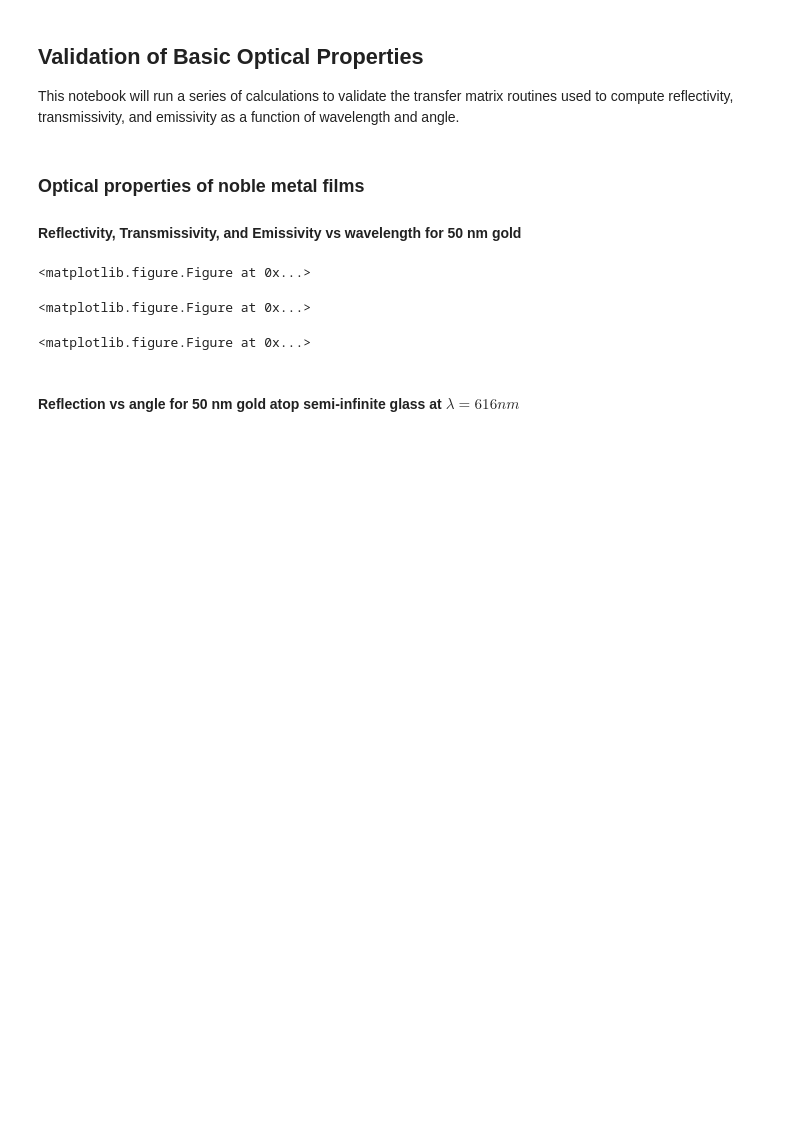
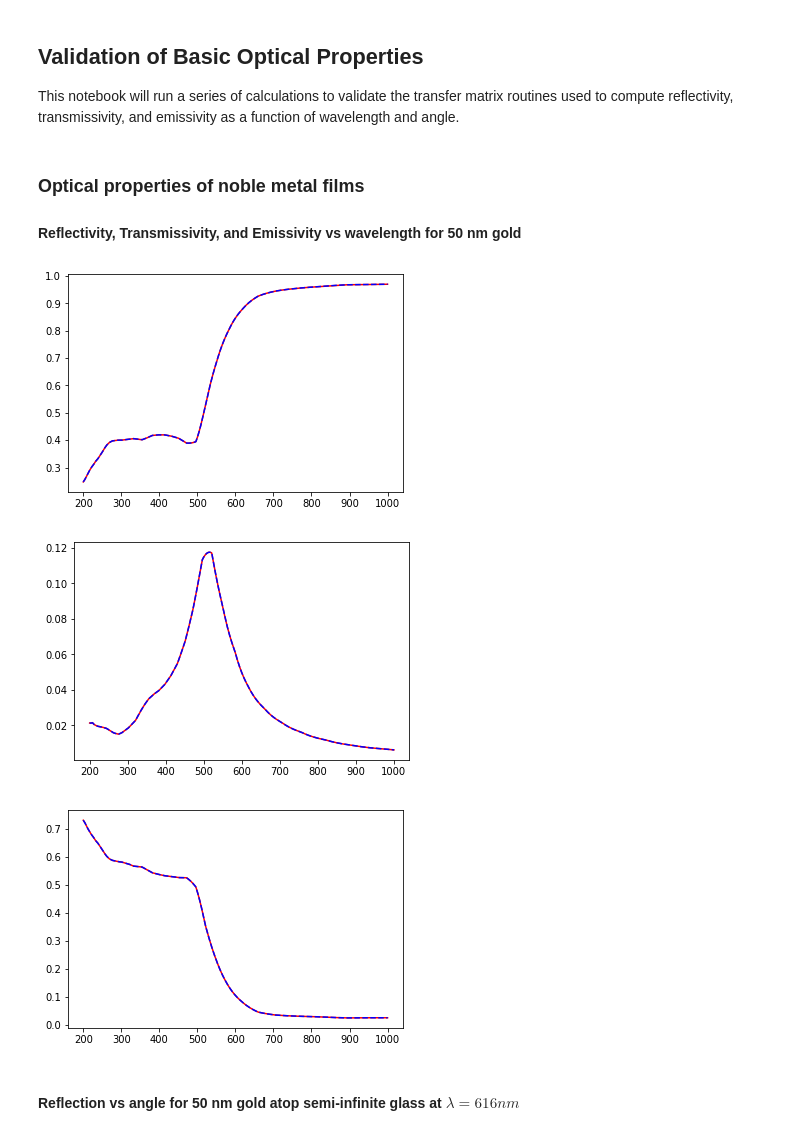
Before and after one commit to FoleyLab/wptherml_v1.0.0, a Jupyter notebook: Validate_Fresnel.ipynb, the cells around one changed output. Cells and saved outputs as stored; diff of their text form; code cells hidden in the pictures; blank space fills up the shorter version.

```diff
--- a/Validate_Fresnel.ipynb
+++ b/Validate_Fresnel.ipynb
@@ -34,40 +34,41 @@ structure = {
 
 gold_film = multilayer(structure)
 
+### Read data obtained from S. Byrnes tmm program
 validate_data = np.loadtxt('validation_data/50nm_Au_wl_scan.txt')
 n_rows = len(validate_data)
 valid_lam = np.zeros(n_rows)
 valid_R = np.zeros_like(valid_lam)
 valid_T = np.zeros_like(valid_lam)
 valid_E = np.zeros_like(valid_lam)
 ### validate_data column 0 is the wavelength
 ### validate_data column 1 is the reflectivity
 ### validata_data column 2 is the transmissivity
 ### validate_data column 3 is the emissivity
 for i in range(0,n_rows):
     valid_lam[i] = validate_data[i][0]
     valid_R[i] = validate_data[i][1]
     valid_T[i] = validate_data[i][2]
     valid_E[i] = validate_data[i][3]
 
 ### plot wptherml reflectivity with red lines, validation data with blue dashed lines
-plt.plot(1e9*gold_film.lam, gold_film.Reflectivity, 'red')
+plt.plot(1e9*gold_film.lambda_array, gold_film.reflectivity_array, 'red')
 plt.plot(1e9*valid_lam, valid_R, 'b--')
 plt.show()
 
 ### plot wptherml transmissivity with red lines, validation data with blue dashed lines
-plt.plot(1e9*gold_film.lam, gold_film.Transmissivity, 'red')
+plt.plot(1e9*gold_film.lambda_array, gold_film.transmissivity_array, 'red')
 plt.plot(1e9*valid_lam, valid_T, 'b--')
 plt.show()
 
 ### plot wptherml emissivity with red lines, validation data with blue dashed lines
-plt.plot(1e9*gold_film.lam, gold_film.Emissivity, 'red')
+plt.plot(1e9*gold_film.lambda_array, gold_film.emissivity_array, 'red')
 plt.plot(1e9*valid_lam, valid_E, 'b--')
 plt.show()
 # %% [output]
-<matplotlib.figure.Figure at 0x...>
-<matplotlib.figure.Figure at 0x...>
-<matplotlib.figure.Figure at 0x...>
+[figure, added]
+[figure, added]
+[figure, added]
 # %% [markdown]
 #### Reflection vs angle for 50 nm gold atop semi-infinite glass at $\lambda = 616 nm$
 # %%
```
Also changed, not shown: parts of 1 cell of this notebook, 1 other file.
